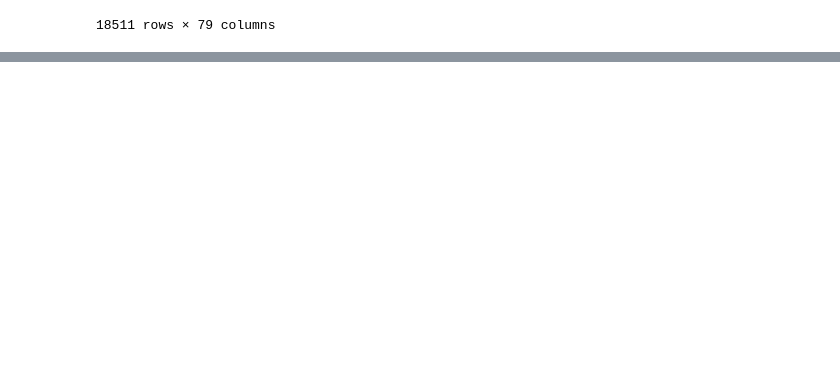
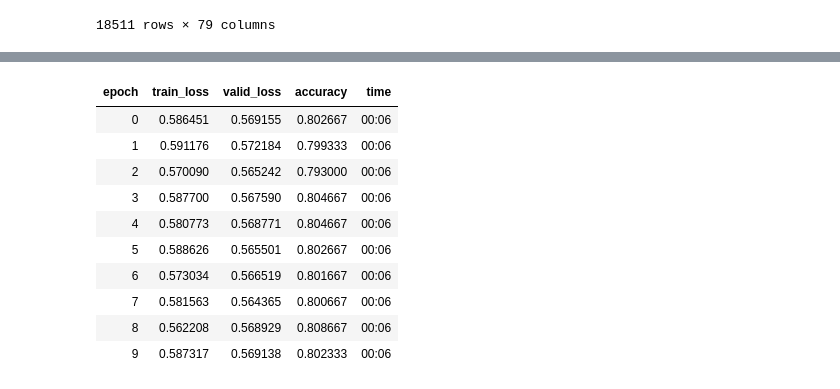
Before and after one commit to CrazyXiao/machine-learning, a Jupyter notebook: code/AllA/2retrain.ipynb, the cells around one changed output, grey strips where cells are left out. Drawn from its saved outputs; the diff is of its cells as text; code cells hidden in the pictures; blank space fills up the shorter version.

```diff
--- a/code/AllA/2retrain.ipynb
+++ b/code/AllA/2retrain.ipynb
@@ -155,0 +166,29 @@ new_data
+# %%
+dep_var = 'label' # y
+cat_names = set(new_data.columns) - set(['label', 'netid'])
+cont_names = []
+procs = [FillMissing, Categorify, Normalize]
+# %%
+path = Path('.')
+test = TabularList.from_df(new_data.iloc[15511:18511].copy(), path=path, cat_names=cat_names, cont_names=cont_names)
+data = (TabularList.from_df(new_data, path=path, cat_names=cat_names, cont_names=cont_names, procs=procs)
+                           .split_by_idx(list(range(15511,18511)))
+                           .label_from_df(cols=dep_var)
+                           .add_test(test)
+                           .databunch())
+# %%
+learn = tabular_learner(data, layers=[200,100],emb_szs={'native-country': 10}, metrics=[accuracy])
+# %%
+learn.fit(10, 1e-3)
+# %% [output]
+| epoch | train_loss | valid_loss | accuracy | time |
+| 0 | 0.586451 | 0.569155 | 0.802667 | 00:06 |
+| 1 | 0.591176 | 0.572184 | 0.799333 | 00:06 |
+| 2 | 0.570090 | 0.565242 | 0.793000 | 00:06 |
+| 3 | 0.587700 | 0.567590 | 0.804667 | 00:06 |
+| 4 | 0.580773 | 0.568771 | 0.804667 | 00:06 |
+| 5 | 0.588626 | 0.565501 | 0.802667 | 00:06 |
+| 6 | 0.573034 | 0.566519 | 0.801667 | 00:06 |
+| 7 | 0.581563 | 0.564365 | 0.800667 | 00:06 |
+| 8 | 0.562208 | 0.568929 | 0.808667 | 00:06 |
+| 9 | 0.587317 | 0.569138 | 0.802333 | 00:06 |
```
Also changed, not shown: parts of 3 cells of this notebook.
